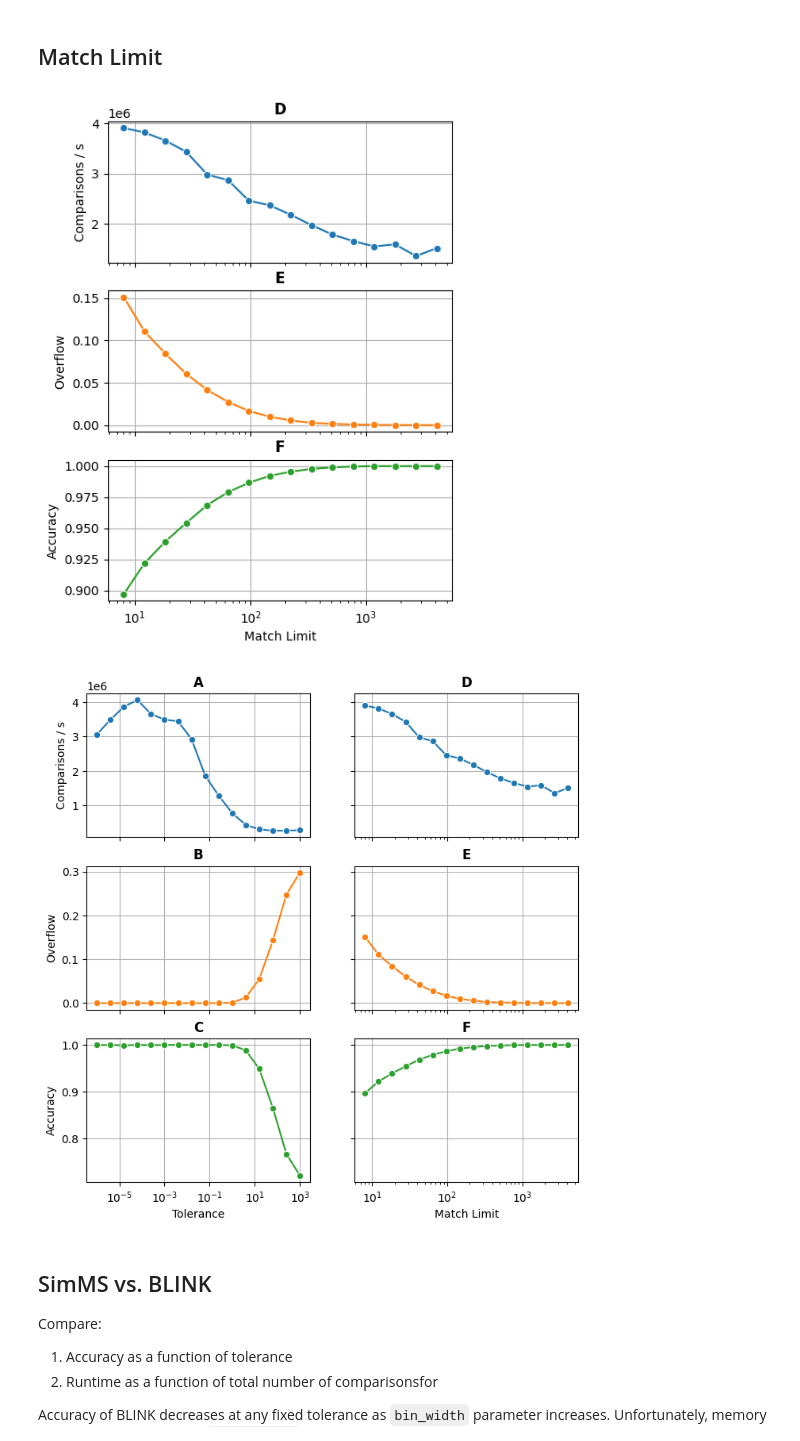
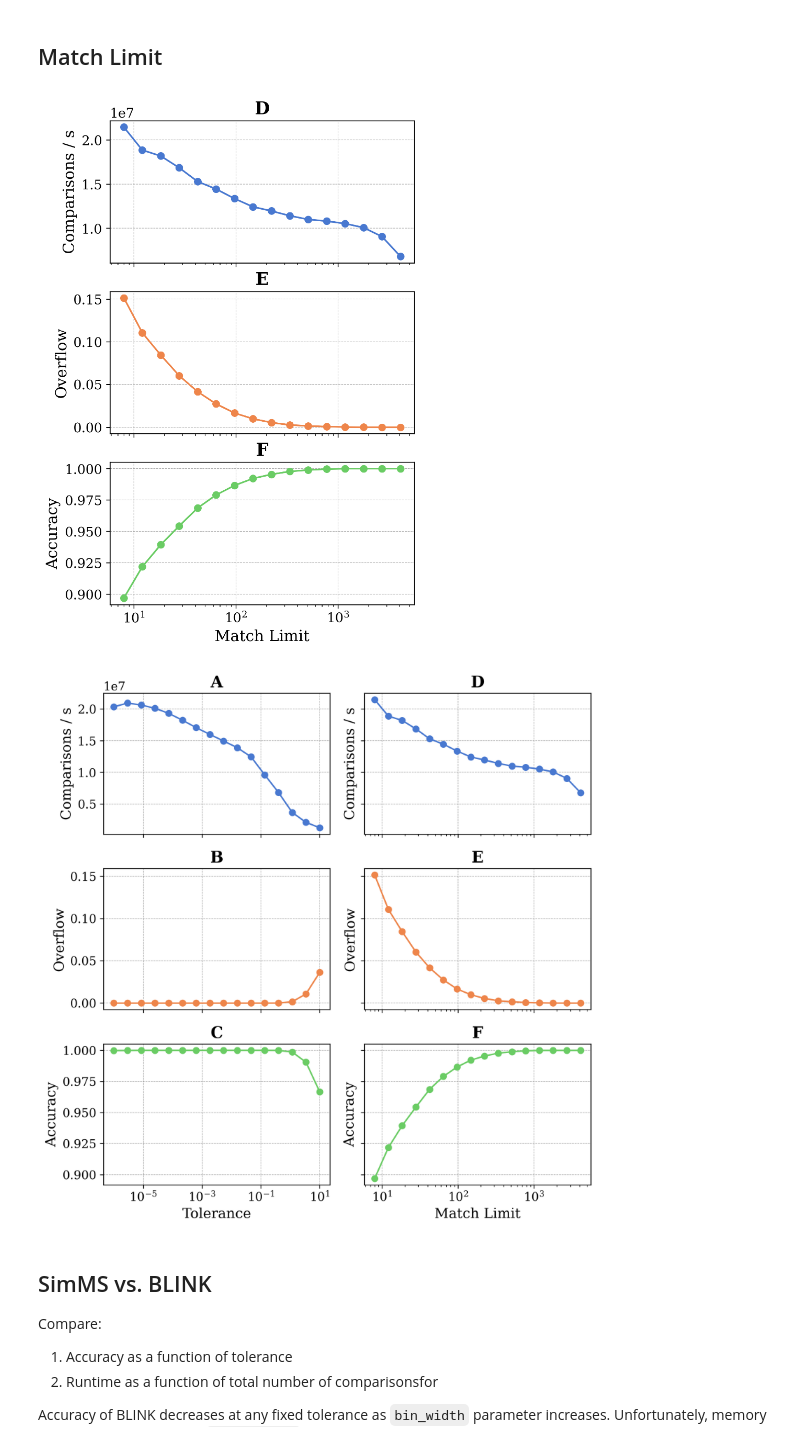
Before and after one commit to PangeAI/SimMS, a Jupyter notebook: notebooks/figures/make_figures.ipynb, the cells around one changed output. Cells and saved outputs as stored; diff of their text form; code cells hidden in the pictures.

```diff
--- a/notebooks/figures/make_figures.ipynb
+++ b/notebooks/figures/make_figures.ipynb
@@ -90,7 +64,7 @@ N_SPECTRA = 512 * 4
 
 # limits for testing tolerance influence on performance
 MIN_TOLERANCE = 1e-6
-MAX_TOLERANCE = 1000.0
+MAX_TOLERANCE = 10.0
 
 # limits for testing match_limit influence on performance
 MIN_MATCH_LIMIT = 8
@@ -434,22 +416,24 @@ plot_tol_and_perf(axis=[axd[k] for k in "a b c".split()], data=tolerance_perf_da
 np.random.seed(111)
 
 match_limits = np.logspace(
-    np.log10(MIN_MATCH_LIMIT), np.log10(MAX_MATCH_LIMIT), endpoint=True, num=NUM_EVALS
+    np.log10(MIN_MATCH_LIMIT),
+    np.log10(MAX_MATCH_LIMIT), endpoint=True, num=NUM_EVALS
 )
 
 references = np.random.choice(
     spectra,
-    size=256,
+    size=512 * 8,
     replace=False,
 )
 
 queries = np.random.choice(
     spectra,
-    size=256,
+    size=512 * 8,
     replace=False,
 )
 batch_size = max(len(references), len(queries))
 scores = get_correct_scores(
-    references=references, queries=queries, similarity_class=CosineGreedy, tolerance=0.1
+    references=references[:256], queries=queries[:256],
+    similarity_class=CosineGreedy, tolerance=0.1
 )
 # %%
@@ -469,62 +452,62 @@ match_limit_data = Parallel(1)(jobs)
 # %%
 def plot_ml_and_perf(axis: list[plt.Axes] = None, match_limits=match_limits, data=None):
     ov_means = []
     match_means = []
     iseq_means = []
     pairs_per_second = []
     for scores, scores_cu, duration in data:
+        R, Q = scores['score'].shape
         a = scores["score"].ravel()
         am = scores["matches"].ravel()
-        ov = scores_cu["overflow"].ravel() == 1
-        b = scores_cu["score"].ravel()
-        bm = scores_cu["matches"].ravel()
+
+        ov = scores_cu["overflow"][:R, :Q].ravel() == 1
+        b = scores_cu["score"][:R, :Q].ravel()
+        bm = scores_cu["matches"][:R, :Q].ravel()
         iseq = np.isclose(a, b, atol=0.001)
 
         ov_means.append(ov.mean())
         iseq_means.append(iseq.mean())
         match_means.append(bm.mean())
         pairs_per_second.append((len(references) * len(queries)) / duration)
 
+    # Convert pairs_per_second to numpy array for consistency
     pairs_per_second = np.array(pairs_per_second)
+    prop_cycle = plt.rcParams["axes.prop_cycle"]
+    colors = list(prop_cycle.by_key()["color"])
 
-    prop_cycle = plt.rcParams["axes.prop_cycle"]
-    colors = iter(list(prop_cycle.by_key()["color"]))
+    # Update font settings
 
-    ax = axis[0]
-    sns.lineplot(
-        x=match_limits, y=pairs_per_second, color=next(colors), marker="o", ax=ax
-    )
-    ax.set_ylabel("Comparisons / s")
-    ax.set_title("D", fontweight="bold")
-    ax.grid(True)
+    # First plot (A)
+    plt.sca(axis[0])
+    plt.plot(match_limits, pairs_per_second, marker="o", color=colors[0])
+    plt.ylabel('Comparisons / s')
+    plt.title('D')
 
-    ax = axis[1]
-    sns.lineplot(x=match_limits, y=ov_means, color=next(colors), marker="o", ax=ax)
-    ax.set_ylabel("Overflow")
-    ax.set_title("E", fontweight="bold")
-    ax.grid(True)
+    # Second plot (B)
+    plt.sca(axis[1])
+    plt.plot(match_limits, ov_means, marker="o", color=colors[1])
+    plt.ylabel("Overflow")
+    plt.title("E")
 
-    ax = axis[2]
-    sns.lineplot(x=match_limits, y=iseq_means, marker="o", color=next(colors), ax=ax)
-    ax.set_ylabel("Accuracy")
-    ax.set_xscale("log")
-    ax.set_xlabel("Match Limit")
-    ax.set_title("F", fontweight="bold")
-    ax.grid(True)
+    # Third plot (C)
+    plt.sca(axis[2])
+    plt.plot(match_limits, iseq_means, marker="o", color=colors[2], label='accuracy')
+    plt.xscale("log")
+    plt.ylabel("Accuracy")
+    plt.xlabel("Match Limit")
+    plt.title("F")
 
-
-fig, axd = plt.subplot_mosaic([["a"], ["b"], ["c"]], figsize=(5, 7), sharex=True)
+fig, axd = plt.subplot_mosaic([["a"], ["b"], ["c"]], figsize=(5, 8), sharex=True)
 
 plot_ml_and_perf(
     axis=[axd[k] for k in "a b c".split()],
     data=match_limit_data,
 )
 # %% [output]
-[figure, old version]
+[figure, new version]
 # %%
 fig, axd = plt.subplots(
-    3,
-    2,
+    3, 2,
     figsize=(8, 8),
     sharex="col",
     sharey="row",
@@ -532,14 +515,12 @@ fig, axd = plt.subplots(
 
 plot_tol_and_perf(axis=axd[:, 0], data=tolerance_perf_data)
 plot_ml_and_perf(axis=axd[:, 1], data=match_limit_data)
-# [ax.set_ylabel(None) for ax in axd[:, 1]]
 
-# [axd[k].set_xscale("log") for k in "AB"]
-# [axd[k].set_xticklabels([]) for k in "AB"]
-# [axd[k].set_xticklabels([]) for k in "ab"]
-plt.savefig("plot.png", dpi=300)
+plt.tight_layout()
+plt.savefig('fig03_tolerance_and_match_limit.png', bbox_inches='tight')
+plt.show()
 # %% [output]
-[figure, old version]
+[figure, new version]
 # %% [markdown]
 ## SimMS vs. BLINK
 
```
Also changed, not shown: parts of 20 cells of this notebook, 1 other file.
